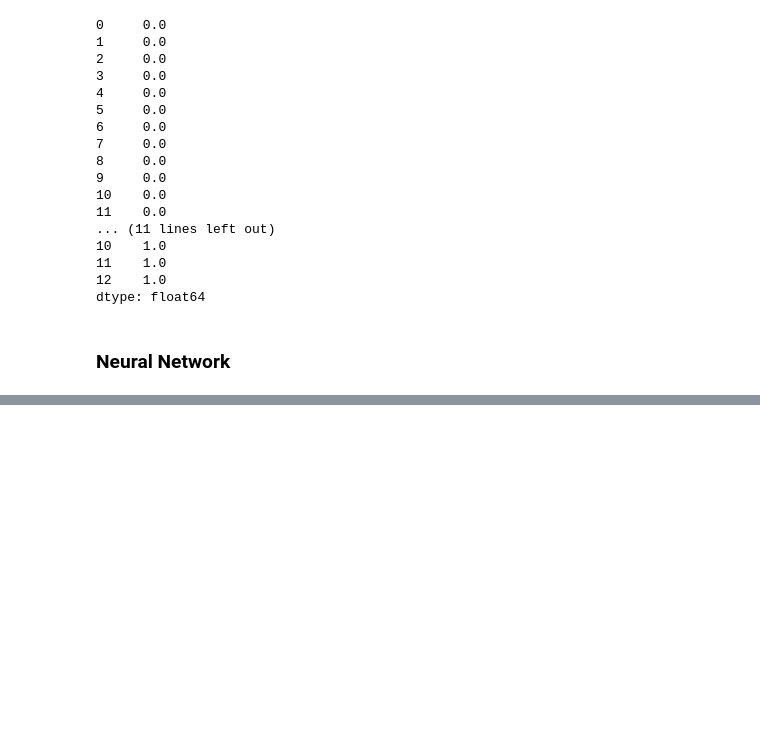
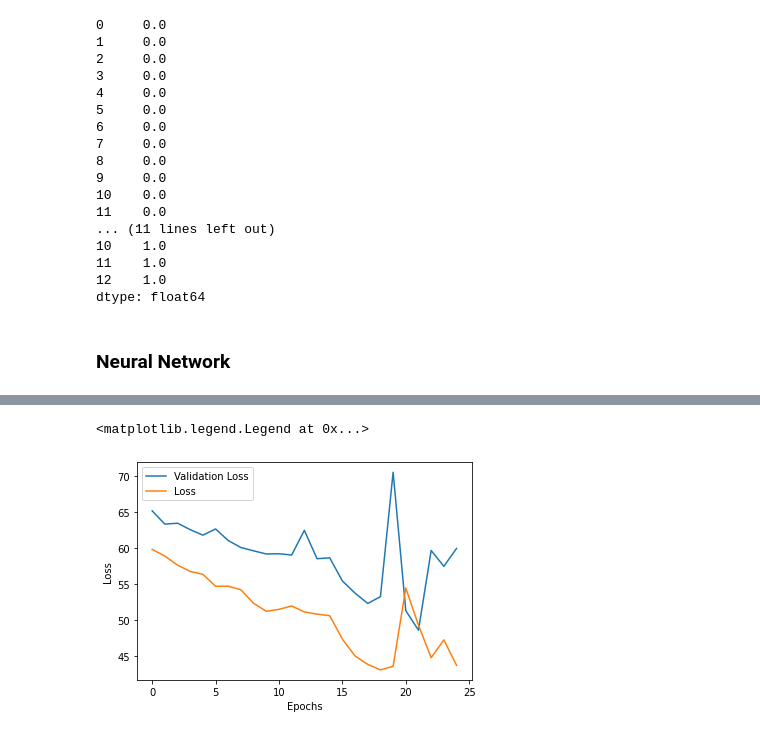
Before and after one commit to kurtgrothe/ANA675_Project, a Jupyter notebook: ANA675_project.ipynb, the cells around one changed output, grey strips where cells are left out. Drawn from its saved outputs; the diff is of its cells as text; code cells hidden in the pictures; blank space fills up the shorter version.

Commit message:
Model Train & plot

```diff
--- a/ANA675_project.ipynb
+++ b/ANA675_project.ipynb
@@ -159,22 +159,20 @@ learning_rate = ReduceLROnPlateau(monitor='val_loss',
                             patience=3,
                             verbose=1,)
 callbacks = [checkpoint,early_stopping,learning_rate]
-opt = keras.optimizers.Adam(learning_rate=0.002,beta_1=0.9,beta_2=0.999,epsilon=1e-09,amsgrad=False,)
+opt = keras.optimizers.Adam(learning_rate=0.0001,beta_1=0.9,beta_2=0.999,epsilon=1e-06,amsgrad=False,)
 # %%
 ann = keras.Sequential(
     [
         keras.Input(shape=input_shape),
 
-        keras.layers.Dense(64, activation="relu"),
-        keras.layers.Dense(128, activation="relu"),
-        keras.layers.Dense(256, activation="relu"),
-        keras.layers.Dense(512, activation="relu"),
-
+        keras.layers.Dense(100, activation="relu"),
+        keras.layers.Dense(150, activation="relu"),
+        keras.layers.Dense(300, activation="relu"),
+        keras.layers.Dense(600, activation="relu"),
         layers.Flatten(),
         layers.Dense(1)
     ]
 )
 ann.summary()
-ann.compile(loss="categorical_crossentropy", optimizer=opt, metrics=["accuracy"])
-#ann = model.fit(x_train, y_train, batch_size=batch_size, epochs=epochs, validation_split=0.1,callbacks=[early_stopping])
+ann.compile(loss="mse", optimizer=opt, metrics=["accuracy"])
 # %% [output]
@@ -196,2 +194,6 @@ Trainable params: 174,337
 Non-trainable params: 0
 _________________________________________________________________
+# %%
+history = ann.fit(x_train, y_train, batch_size=batch_size,
+                  epochs=epochs, validation_split=0.1,
+                  callbacks=callbacks)
@@ -197,0 +218,12 @@ _________________________________________________________________
+# %%
+loss = history.history['loss']
+val_loss = history.history['val_loss']
+x = np.arange(0,len(history.epoch))
+plt.plot( x,val_loss,label='Validation Loss')
+plt.plot( x,loss, label='Loss')
+plt.xlabel('Epochs')
+plt.ylabel('Loss')
+plt.legend()
+# %% [output]
+<matplotlib.legend.Legend at 0x...>
+[figure, added]
```
Also changed, not shown: parts of 2 cells of this notebook.
